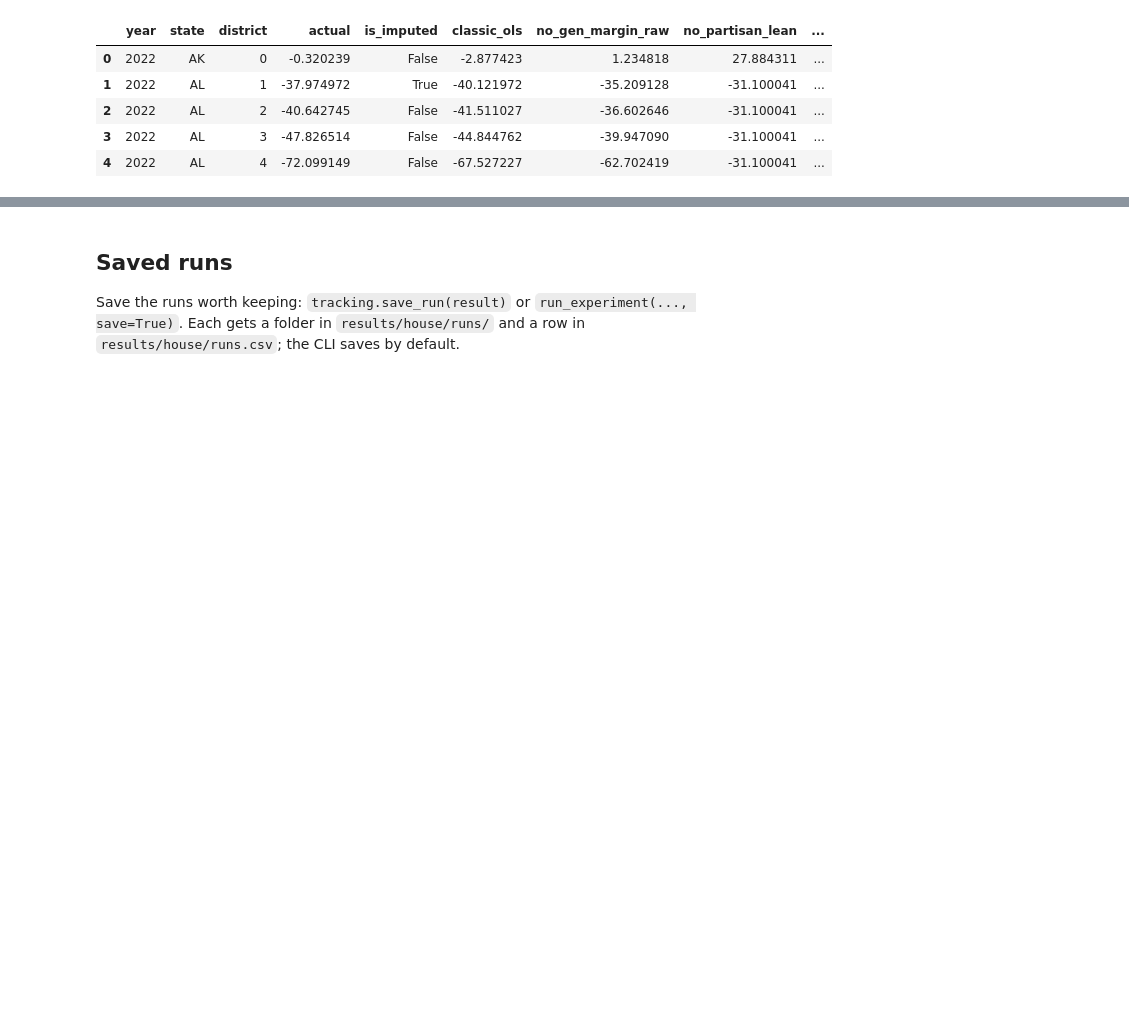
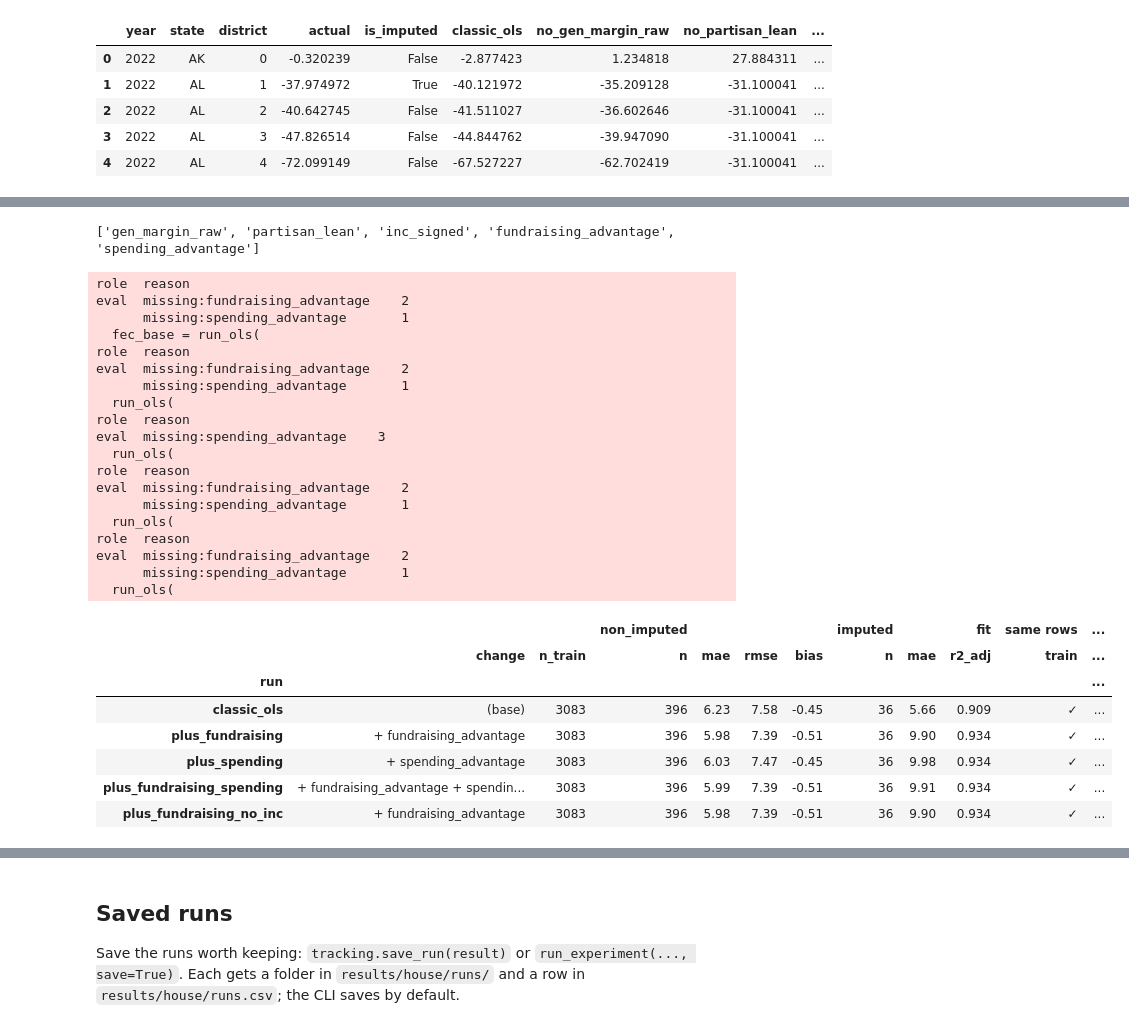
Before and after one commit to elijahsong/election-2026, a Jupyter notebook: notebooks/house/01_regression.ipynb, the cells around one changed output, grey strips where cells are left out. Saved outputs shown, nothing was run; the diff lists cells and outputs as text; code cells hidden in the pictures; blank space fills up the shorter version.

```diff
--- a/notebooks/house/01_regression.ipynb
+++ b/notebooks/house/01_regression.ipynb
@@ -257,0 +287,67 @@ worst[["year", "state", "district"]].merge(predictions, on=["year", "state", "di
+# %%
+FEC_VARIANTS = {
+    "plus_fundraising": FORMULA + " + fundraising_advantage",
+    "plus_spending": FORMULA + " + spending_advantage",
+    "plus_fundraising_spending": FORMULA + " + fundraising_advantage + spending_advantage",
+    "plus_fundraising_no_inc": f"{TARGET} ~ gen_margin_raw + partisan_lean + fundraising_advantage",
+}
+FEC_SHARED_COLUMNS = evaluation.shared_columns(formulas=[FORMULA, *FEC_VARIANTS.values()], columns=predictors.columns)
+print(FEC_SHARED_COLUMNS)
+
+fec_base = run_ols(
+    formula=FORMULA,
+    train_years=TRAIN_YEARS,
+    eval_years=EVAL_YEARS,
+    predict_years=PREDICT_YEARS,
+    predictors=predictors,
+    targets=targets,
+    use_holdout=USE_HOLDOUT,
+    require_complete=FEC_SHARED_COLUMNS,
+    name="classic_ols",
+    save=False,
+)
+fec_variants = [
+    run_ols(
+        formula=formula,
+        train_years=TRAIN_YEARS,
+        eval_years=EVAL_YEARS,
+        predict_years=PREDICT_YEARS,
+        predictors=predictors,
+        targets=targets,
+        use_holdout=USE_HOLDOUT,
+        require_complete=FEC_SHARED_COLUMNS,
+        name=name,
+        save=False,
+    )
+    for name, formula in FEC_VARIANTS.items()
+]
+tracking.highlight(tracking.compare([fec_base, *fec_variants], full=False))
+# %% [output]
+['gen_margin_raw', 'partisan_lean', 'inc_signed', 'fundraising_advantage', 'spending_advantage']
+role  reason
+eval  missing:fundraising_advantage    2
+      missing:spending_advantage       1
+  fec_base = run_ols(
+role  reason
+eval  missing:fundraising_advantage    2
+      missing:spending_advantage       1
+  run_ols(
+role  reason
+eval  missing:spending_advantage    3
+  run_ols(
+role  reason
+eval  missing:fundraising_advantage    2
+      missing:spending_advantage       1
+  run_ols(
+role  reason
+eval  missing:fundraising_advantage    2
+      missing:spending_advantage       1
+  run_ols(
+|  |  |  | non_imputed |  |  |  | imputed |  | fit | same rows | ... |
+|  | change | n_train | n | mae | rmse | bias | n | mae | r2_adj | train | ... |
+| run |  |  |  |  |  |  |  |  |  |  | ... |
+| classic_ols | (base) | 3083 | 396 | 6.23 | 7.58 | -0.45 | 36 | 5.66 | 0.909 | ✓ | ... |
+| plus_fundraising | + fundraising_advantage | 3083 | 396 | 5.98 | 7.39 | -0.51 | 36 | 9.90 | 0.934 | ✓ | ... |
+| plus_spending | + spending_advantage | 3083 | 396 | 6.03 | 7.47 | -0.45 | 36 | 9.98 | 0.934 | ✓ | ... |
+| plus_fundraising_spending | + fundraising_advantage + spendin... | 3083 | 396 | 5.99 | 7.39 | -0.51 | 36 | 9.91 | 0.934 | ✓ | ... |
+| plus_fundraising_no_inc | + fundraising_advantage | 3083 | 396 | 5.98 | 7.39 | -0.51 | 36 | 9.90 | 0.934 | ✓ | ... |
```
Also changed, not shown: parts of 12 cells of this notebook, 8 other files.
